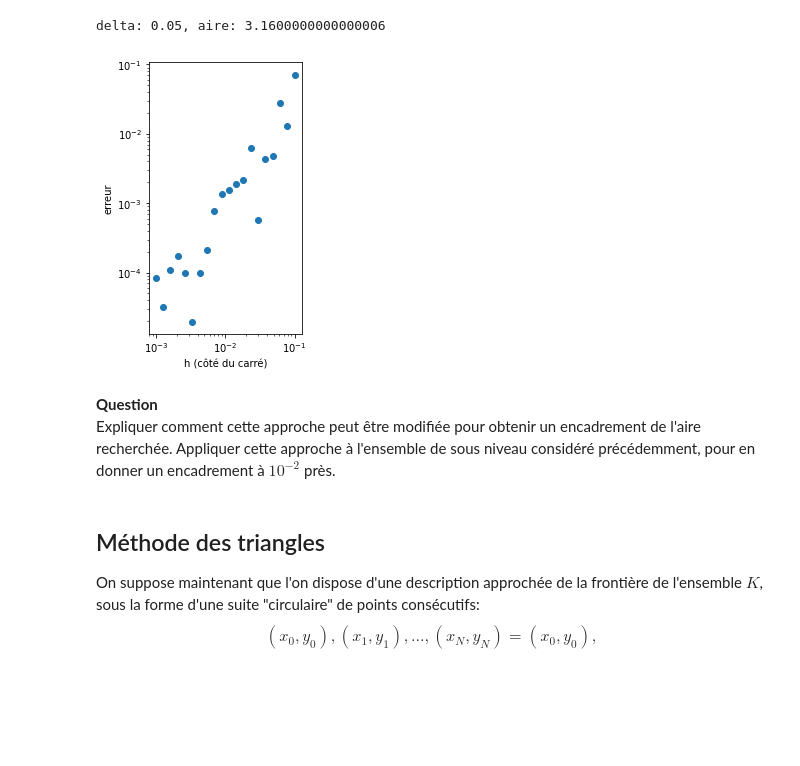
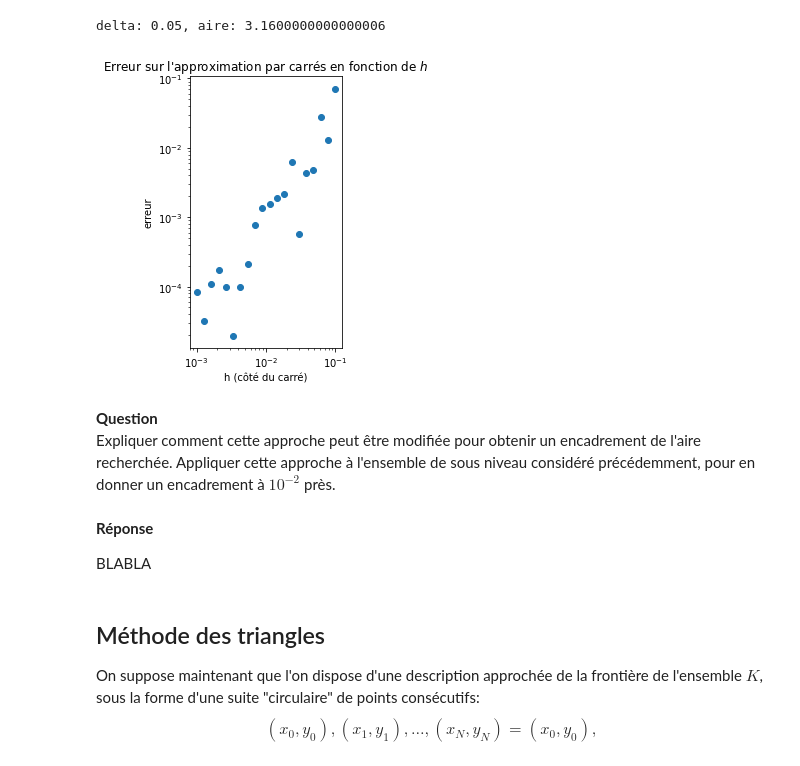
Before and after one commit to WatchfulCoder/projet-numerique-CD, a Jupyter notebook: projet-maths-info.ipynb, the cells around one changed output. Drawn from its saved outputs; the diff is of its cells as text; code cells hidden in the pictures; blank space fills up the shorter version.

```diff
--- a/projet-maths-info.ipynb
+++ b/projet-maths-info.ipynb
@@ -450,7 +450,7 @@ def taille_grand_carre(f,c):
     y_max = max(coords[1,:])
     return 2*((x_max**2 + y_max)**2)**0.5 + 1 # pour être sûr que le carré contienne bien tout l'ensemble
 
-def area_squares(f, c, h, cote_carre=0, debug=False):
+def area_squares(f, c, h, cote_carre=0, graphe=False):
     if not cote_carre:
         # la taille du carré intial n'a pas été renseignée
         # on tente d'appliquer la fonction taille_grand_carree
@@ -461,11 +461,10 @@ def area_squares(f, c, h, cote_carre=0, debug=False):
         -cote_carre/2 + (1/2+k)*h
         for k in range(int(cote_carre/h-1/2)+1)
     ] #regarder arange et linspace
-
     # on compte le nombre de carrés dont le centre (x, y) est tq f(x, y) <= c
     aire = h**2 * sum(map(lambda a: f(a[0],a[1]) <= c, product(coords, coords)))
 
-    if debug:
+    if graphe:
         p = np.array(list(filter(lambda a: f(a[0],a[1]) <= c, product(coords, coords))))
         plt.scatter(p[:, 0], p[:, 1], s=1)
         plt.show()
@@ -479,21 +478,26 @@ delta: 0.05, aire: 3.1600000000000006
 # %%
 # courbe de l'erreur
 values_h = np.geomspace(0.001,0.1, 20)
 ords = [abs(np.pi - area_squares(f_test,1,h, cote_carre=2.1)) for h in values_h]
 
+plt.title("Erreur sur l'approximation par carrés en fonction de $h$")
 plt.xscale('log')
 plt.xlabel('h (côté du carré)')
 plt.yscale('log')
 plt.ylabel('erreur')
 plt.scatter(values_h, ords)
 plt.axis('scaled')
 plt.show()
 # %% [output]
-[figure, old version]
+[figure, new version]
 # %% [markdown]
 **Question**
 Expliquer comment cette approche peut être modifiée pour obtenir un encadrement de l'aire recherchée.
 Appliquer cette approche à l'ensemble de sous niveau considéré précédemment, pour en donner un encadrement à $10^{-2}$ près.
+# %% [markdown]
+**Réponse**
+
+BLABLA
 # %% [markdown]
 ## Méthode des triangles
 On suppose maintenant que l'on dispose d'une description approchée de la frontière de l'ensemble $K$, sous la forme d'une suite "circulaire"  de points consécutifs:
```
Also changed, not shown: parts of 4 cells of this notebook.
